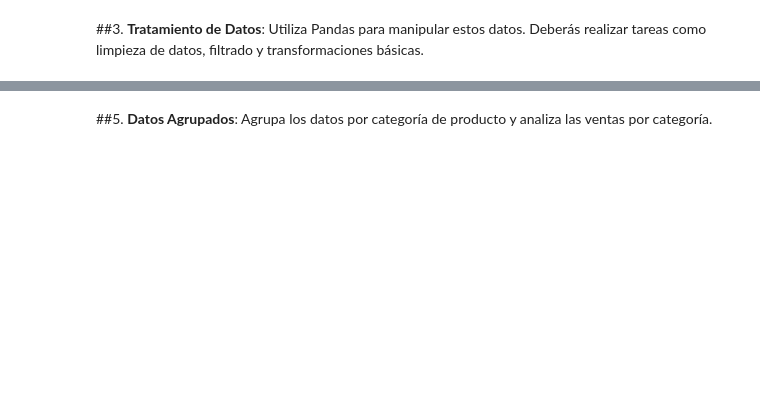
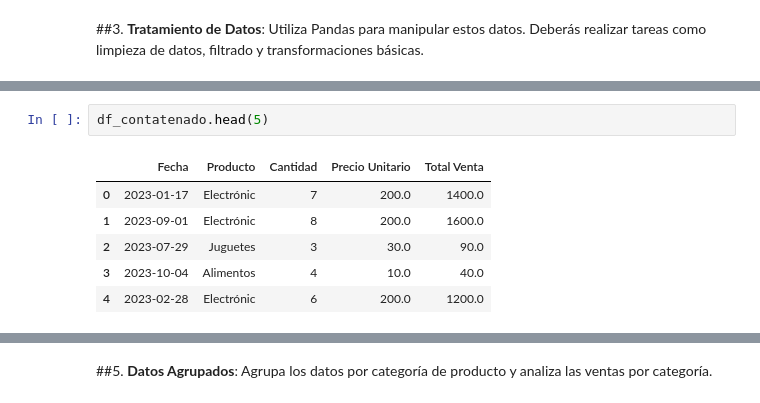
Before and after one commit to MyAppsTest/ciencia_datos_udemy_fg, a Jupyter notebook: Proyecto del Día 7.ipynb, the cells around one changed output, grey strips where cells are left out. Saved outputs shown, nothing was run; the diff lists cells and outputs as text; blank space fills up the shorter version.

```diff
--- a/Proyecto del Día 7.ipynb
+++ b/Proyecto del Día 7.ipynb
@@ -60,0 +133,9 @@ Utiliza Pandas para manipular estos datos. Deberás realizar tareas como limpiez
+# %%
+df_contatenado.head(5)
+# %% [output]
+|  | Fecha | Producto | Cantidad | Precio Unitario | Total Venta |
+| 0 | 2023-01-17 | Electrónic | 7 | 200.0 | 1400.0 |
+| 1 | 2023-09-01 | Electrónic | 8 | 200.0 | 1600.0 |
+| 2 | 2023-07-29 | Juguetes | 3 | 30.0 | 90.0 |
+| 3 | 2023-10-04 | Alimentos | 4 | 10.0 | 40.0 |
+| 4 | 2023-02-28 | Electrónic | 6 | 200.0 | 1200.0 |
```
Also changed, not shown: parts of 19 cells of this notebook.
